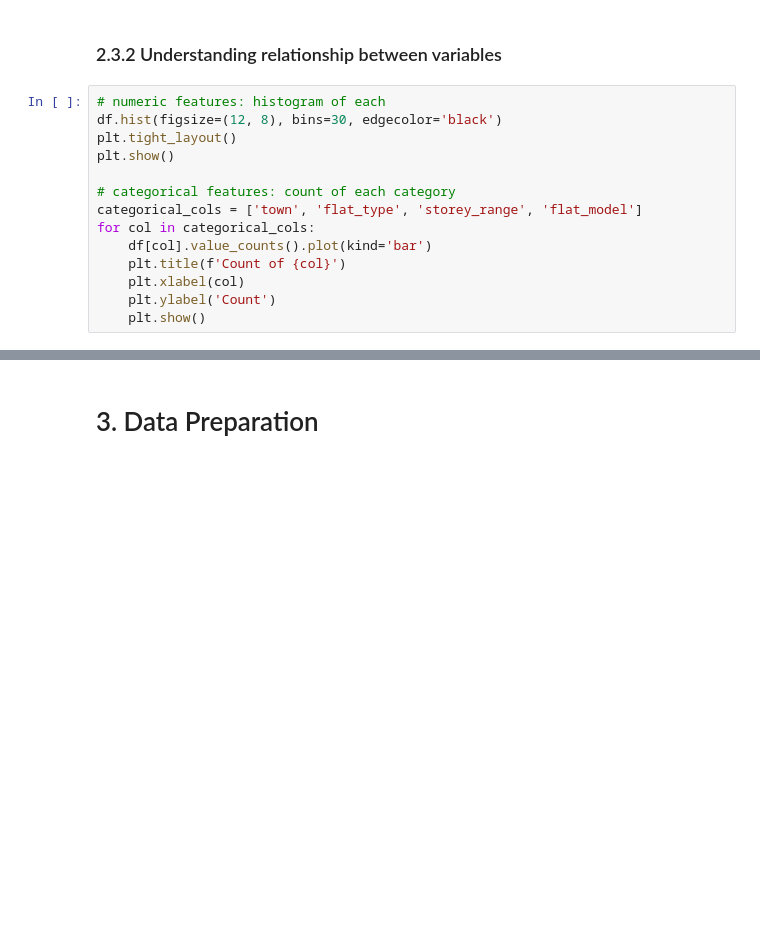
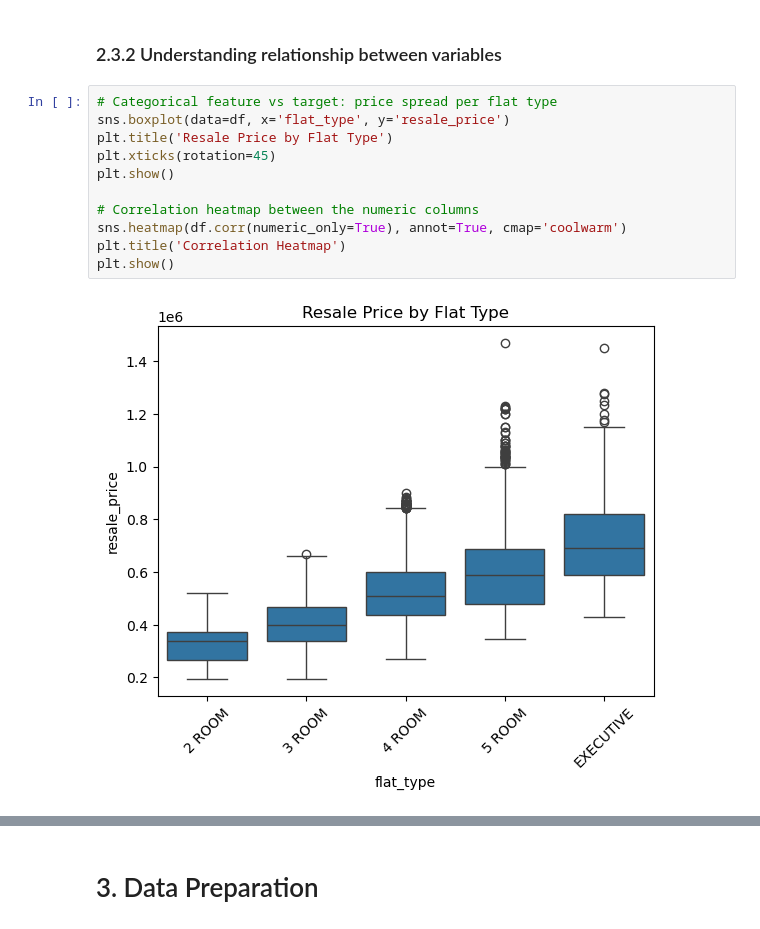
Before and after one commit to niroxzv/mldpschooljunyu, a Jupyter notebook: MLDP Program Codes Submission Template(1).ipynb, the cells around one changed output, grey strips where cells are left out. Cells and saved outputs as stored; diff of their text form; blank space fills up the shorter version.

Commit message:
eda images done

```diff
--- a/MLDP Program Codes Submission Template(1).ipynb
+++ b/MLDP Program Codes Submission Template(1).ipynb
@@ -138,16 +151,15 @@ plt.show()
 # %% [markdown]
 ### 2.3.2 Understanding relationship between variables
 # %%
-# numeric features: histogram of each
-df.hist(figsize=(12, 8), bins=30, edgecolor='black')
-plt.tight_layout()
+# Categorical feature vs target: price spread per flat type
+sns.boxplot(data=df, x='flat_type', y='resale_price')
+plt.title('Resale Price by Flat Type')
+plt.xticks(rotation=45)
 plt.show()
 
-# categorical features: count of each category
-categorical_cols = ['town', 'flat_type', 'storey_range', 'flat_model']
-for col in categorical_cols:
-    df[col].value_counts().plot(kind='bar')
-    plt.title(f'Count of {col}')
-    plt.xlabel(col)
-    plt.ylabel('Count')
-    plt.show()
+# Correlation heatmap between the numeric columns
+sns.heatmap(df.corr(numeric_only=True), annot=True, cmap='coolwarm')
+plt.title('Correlation Heatmap')
+plt.show()
+# %% [output]
+[figure, added]
```
Also changed, not shown: parts of 3 cells of this notebook.
